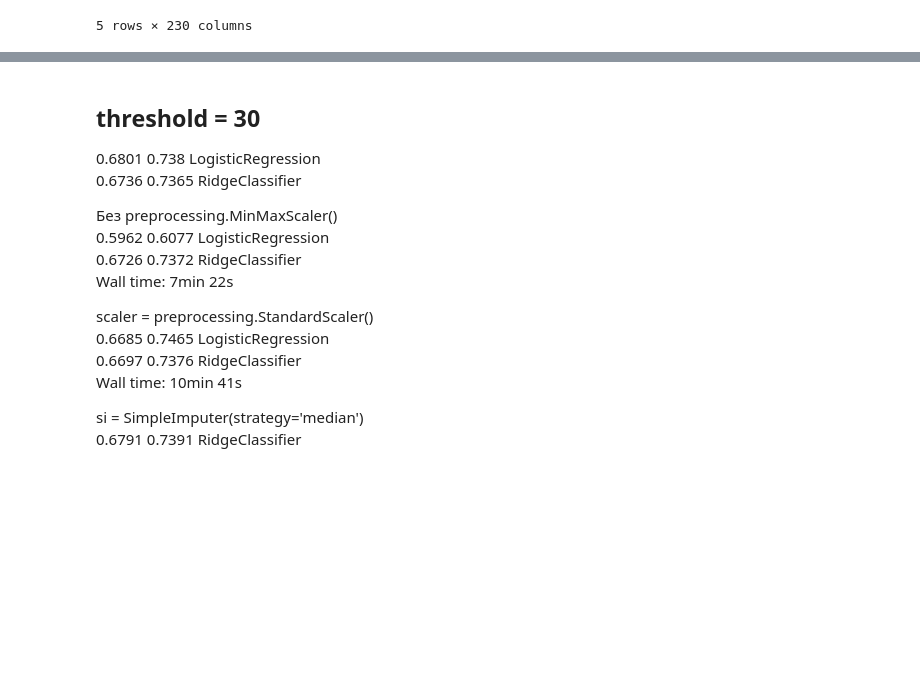
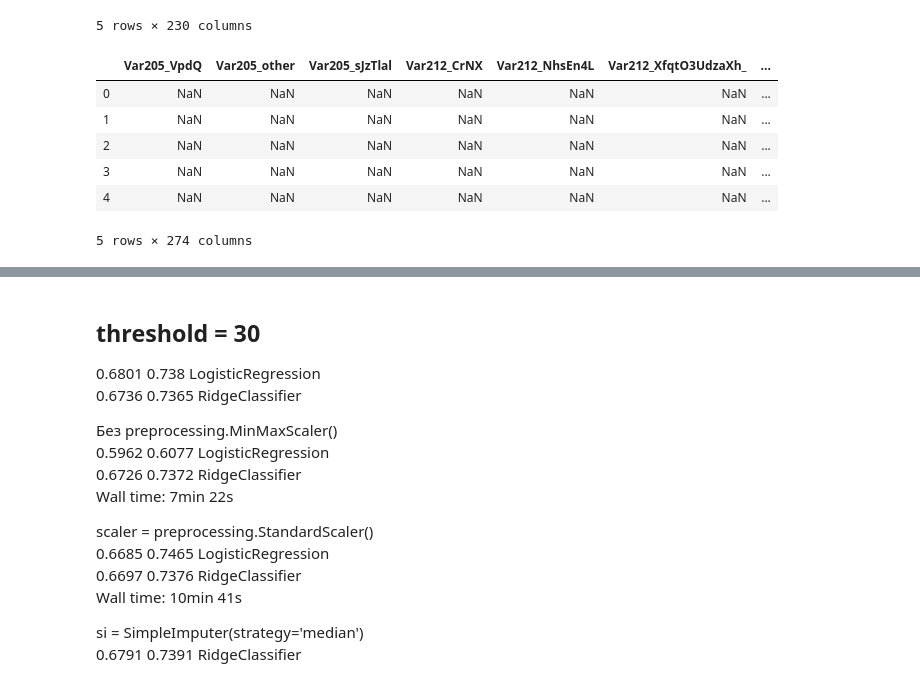
Before and after one commit to dminikorenb/DataLearning, a Jupyter notebook: 2-churn_prediction/dminik6_part2_w5.ipynb, the cells around one changed output, grey strips where cells are left out. Cells and saved outputs as stored; diff of their text form; code cells hidden in the pictures; blank space fills up the shorter version.

```diff
--- a/2-churn_prediction/dminik6_part2_w5.ipynb
+++ b/2-churn_prediction/dminik6_part2_w5.ipynb
@@ -826,5 +832,19 @@ df_kaggle.head()
 | 3 | NaN | NaN | NaN | NaN | NaN | 2296.0 | 7.0 | NaN | NaN | NaN | ... | ... |
 | 4 | 8.0 | NaN | NaN | NaN | NaN | NaN | NaN | NaN | 28.0 | NaN | ... | ... |
 5 rows × 230 columns
+# %%
+# Для получения необходимой размерности, создадим пустую матрицу, с количеством колонок
+# равным количеству колонок в тренировочной выборке
+df_test_kagle = pd.DataFrame(np.full((df_kaggle.shape[0], len(df_cat_var_dummies.columns)), np.nan),
+                  columns=df_cat_var_dummies.columns)
+df_test_kagle.head()
+# %% [output]
+|  | Var205_VpdQ | Var205_other | Var205_sJzTlal | Var212_CrNX | Var212_NhsEn4L | Var212_XfqtO3UdzaXh_ | ... |
+| 0 | NaN | NaN | NaN | NaN | NaN | NaN | ... |
+| 1 | NaN | NaN | NaN | NaN | NaN | NaN | ... |
+| 2 | NaN | NaN | NaN | NaN | NaN | NaN | ... |
+| 3 | NaN | NaN | NaN | NaN | NaN | NaN | ... |
+| 4 | NaN | NaN | NaN | NaN | NaN | NaN | ... |
+5 rows × 274 columns
 # %%
 %%time
```
Also changed, not shown: parts of 18 cells of this notebook, 4 other files.
